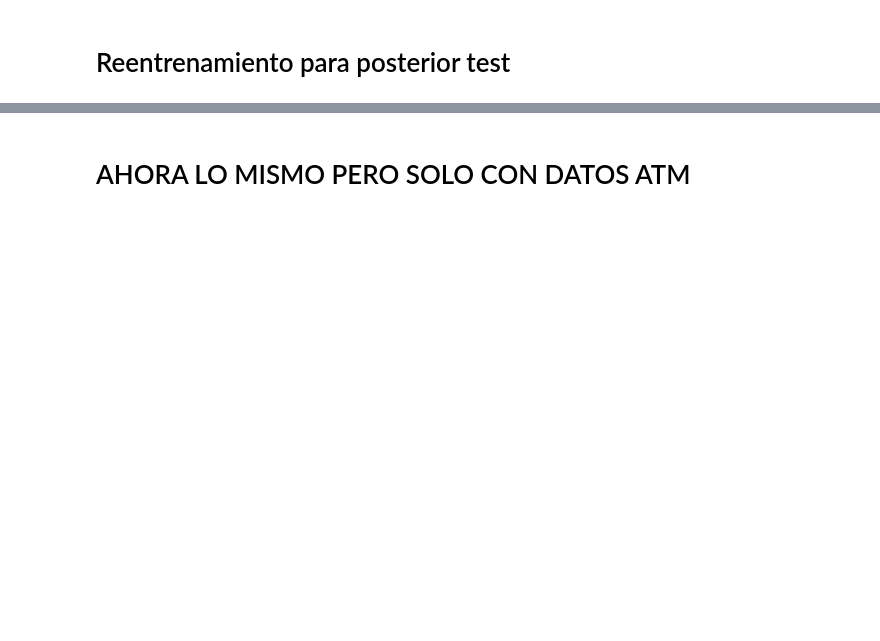
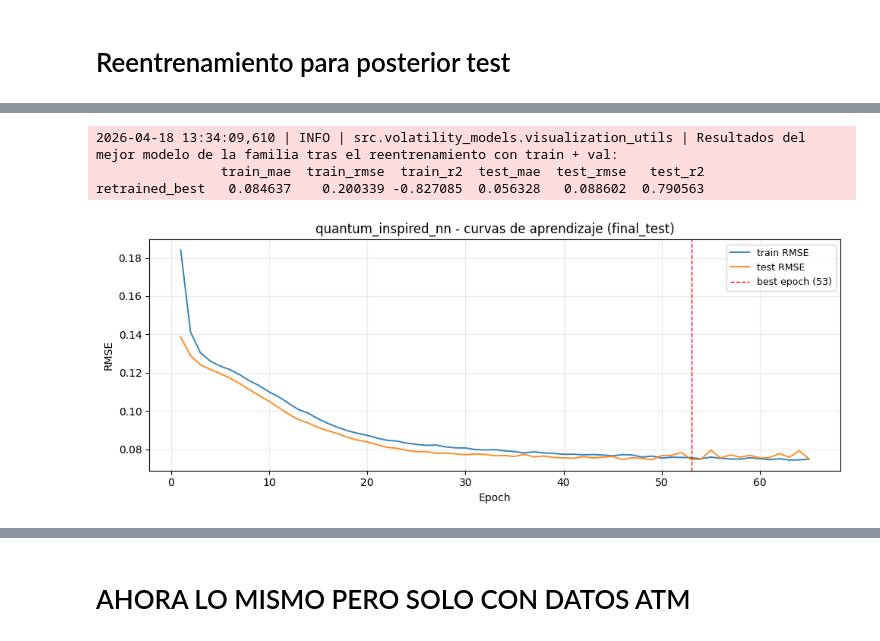
Before and after one commit to epiblasfunds/options-pricing, a Jupyter notebook: models copy.ipynb, the cells around one changed output, grey strips where cells are left out. Cells and saved outputs as stored; diff of their text form; code cells hidden in the pictures; blank space fills up the shorter version.

```diff
--- a/models copy.ipynb
+++ b/models copy.ipynb
@@ -238,0 +223,7 @@ sequential_nn_best_model_metrics = Trainer(SequentialNNFamily).retrain_best_para
+# %%
+quantum_inspired_nn_best_model_metrics_test = Trainer(QuantumInspiredNNFamily).retrain_best_params_family(phase=TrainingPhase.FINAL_TEST)
+# %% [output]
+2026-04-18 13:34:09,610 | INFO | src.volatility_models.visualization_utils | Resultados del mejor modelo de la familia tras el reentrenamiento con train + val:
+                train_mae  train_rmse  train_r2  test_mae  test_rmse   test_r2
+retrained_best   0.084637    0.200339 -0.827085  0.056328   0.088602  0.790563
+[figure, added]
```
Also changed, not shown: parts of 53 cells of this notebook, 9 other files.
